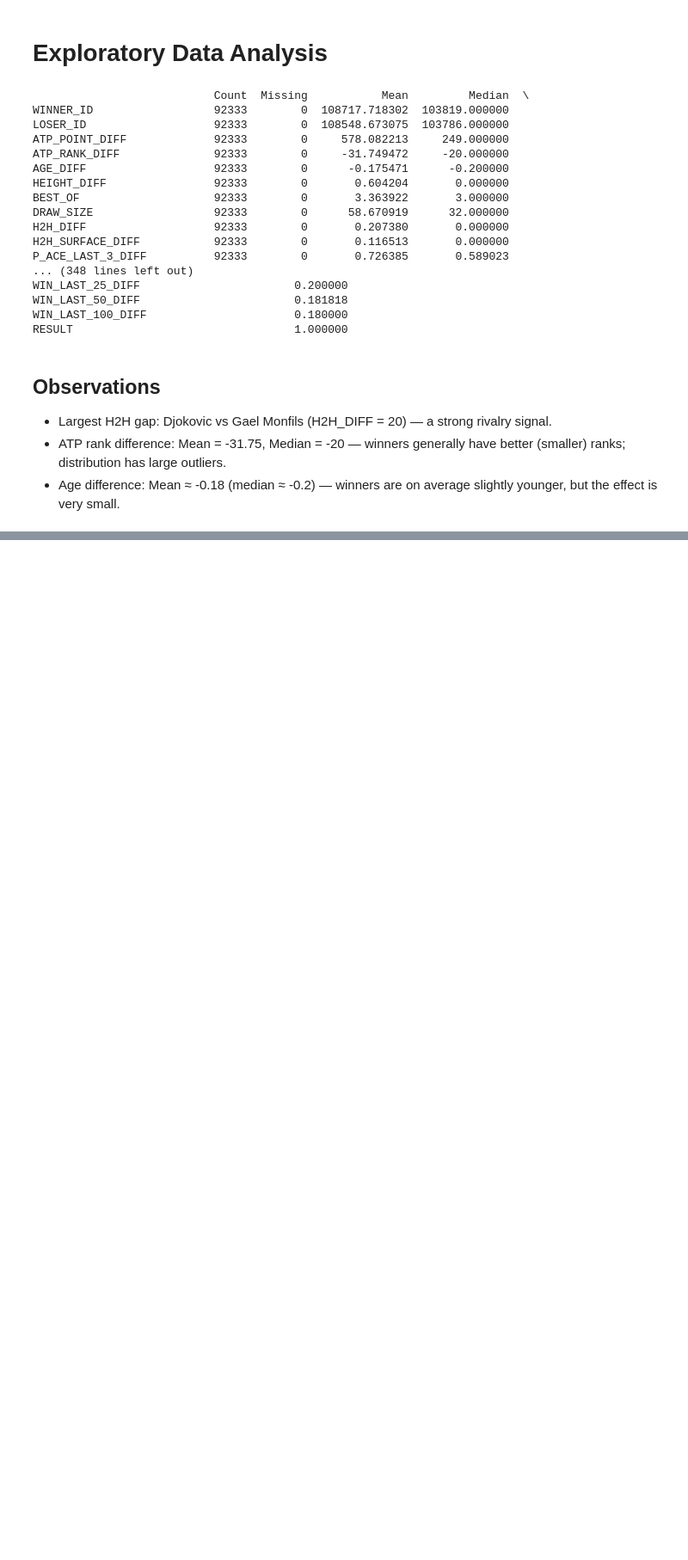
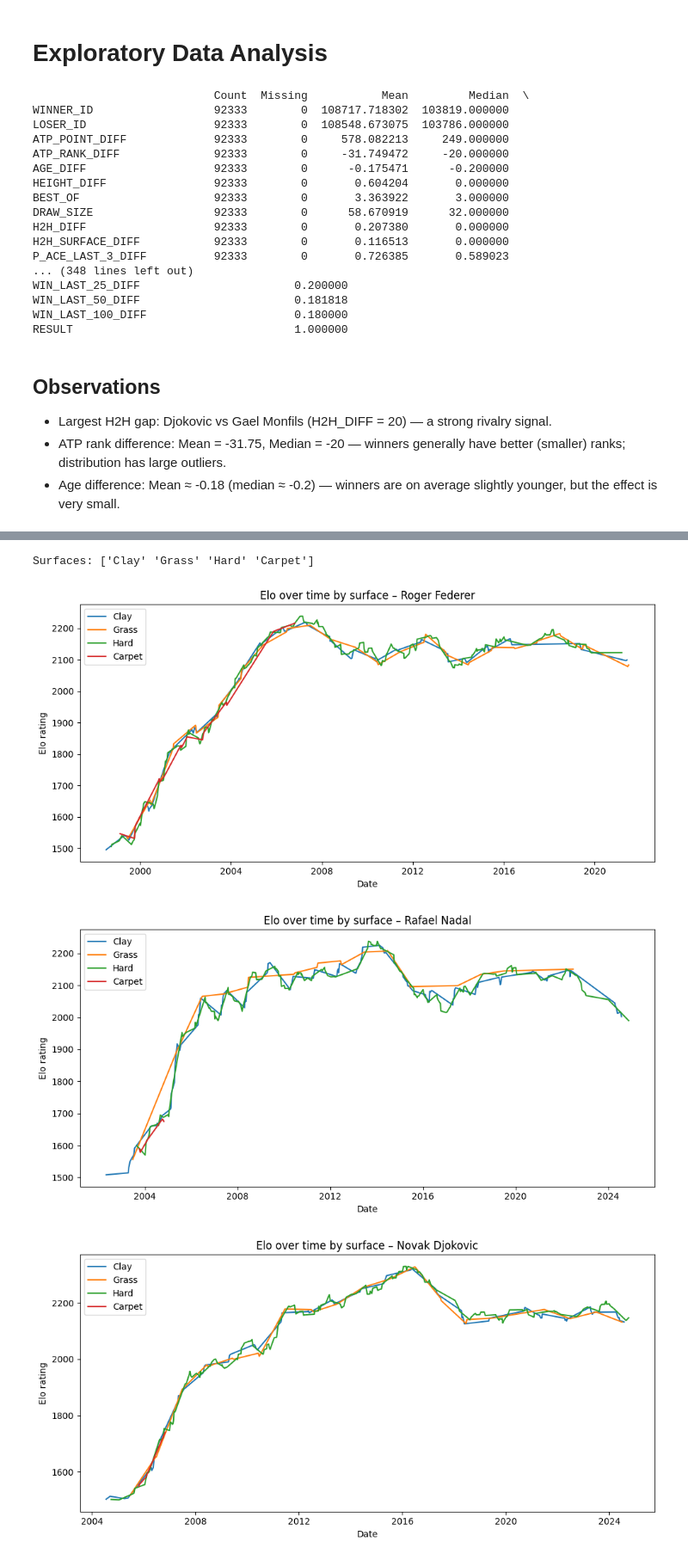
Before and after one commit to San-gularity/Tennis_ATP, a Jupyter notebook: Tennis_ATP.ipynb, the cells around one changed output, grey strips where cells are left out. Shown at 86% size. Drawn from its saved outputs; the diff is of its cells as text; code cells hidden in the pictures; blank space fills up the shorter version.

```diff
--- a/Tennis_ATP.ipynb
+++ b/Tennis_ATP.ipynb
@@ -572,0 +581,4 @@ RESULT                                 1.000000
+# %%
+filtered_df = pd.read_csv("filtered_data.csv")
+# %%
+final_df = pd.read_csv("final_data.csv")
@@ -572,0 +781,34 @@ RESULT                                 1.000000
+# %%
+import matplotlib.pyplot as plt
+
+# Unique surfaces present for these players
+unique_surfaces = merged["SURFACE"].dropna().unique()
+print("Surfaces:", unique_surfaces)
+
+for player in players:
+    player_df = merged[merged["PLAYER_NAME"] == player].copy()
+    if player_df.empty:
+        print(f"No data for {player}, skipping.")
+        continue
+
+    plt.figure(figsize=(10, 5))
+
+    for surface in unique_surfaces:
+        s_df = player_df[player_df["SURFACE"] == surface].sort_values("MATCH_DATE")
+        if s_df.empty:
+            continue
+
+        # Plot Elo over time for this surface
+        plt.plot(s_df["MATCH_DATE"], s_df["ELO"], label=surface)
+
+    plt.title(f"Elo over time by surface – {player}")
+    plt.xlabel("Date")
+    plt.ylabel("Elo rating")
+    plt.legend()
+    plt.tight_layout()
+    plt.show()
+# %% [output]
+Surfaces: ['Clay' 'Grass' 'Hard' 'Carpet']
+[figure, added]
+[figure, added]
+[figure, added]
```
Also changed, not shown: parts of 28 cells of this notebook, 3 other files.
